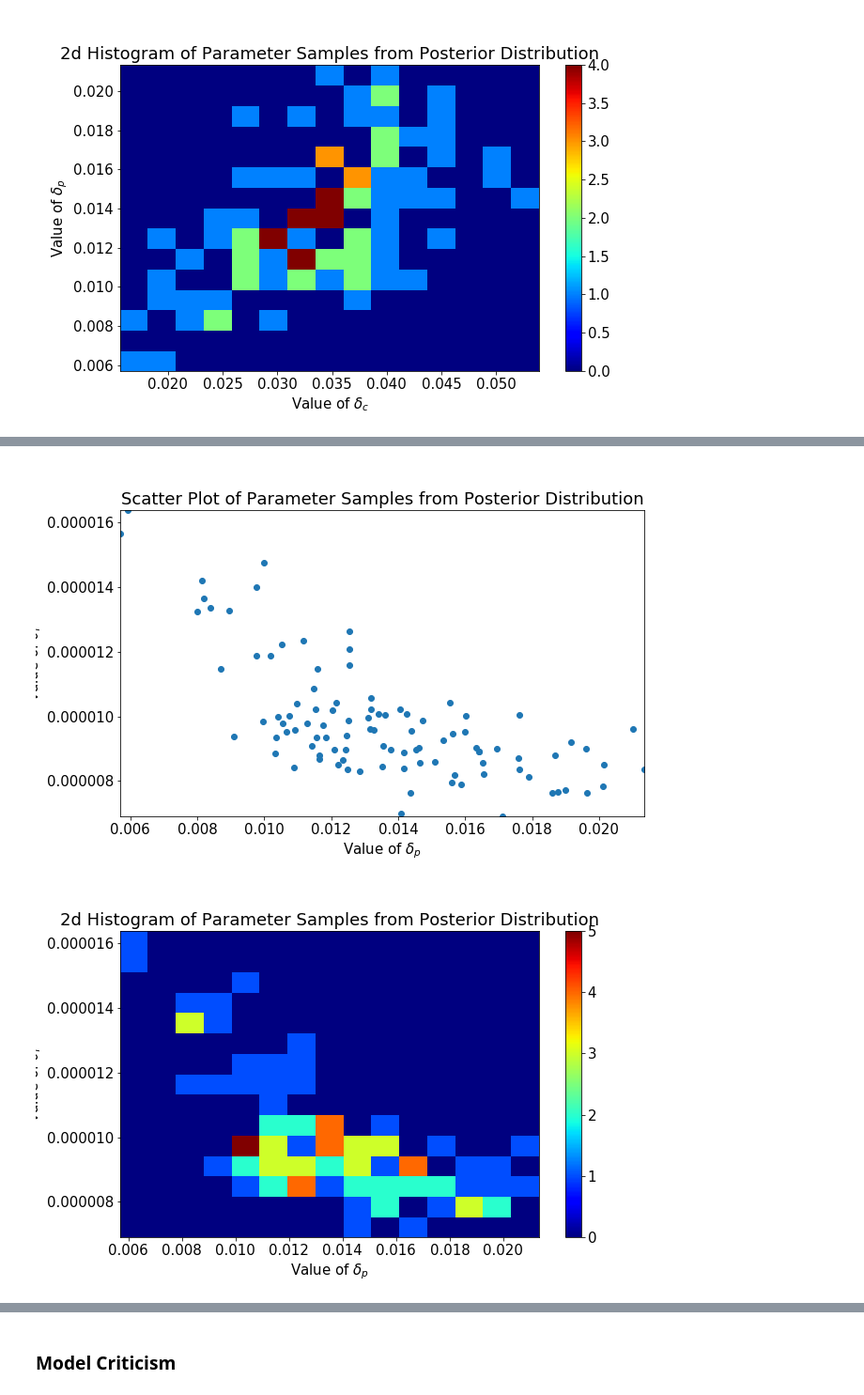
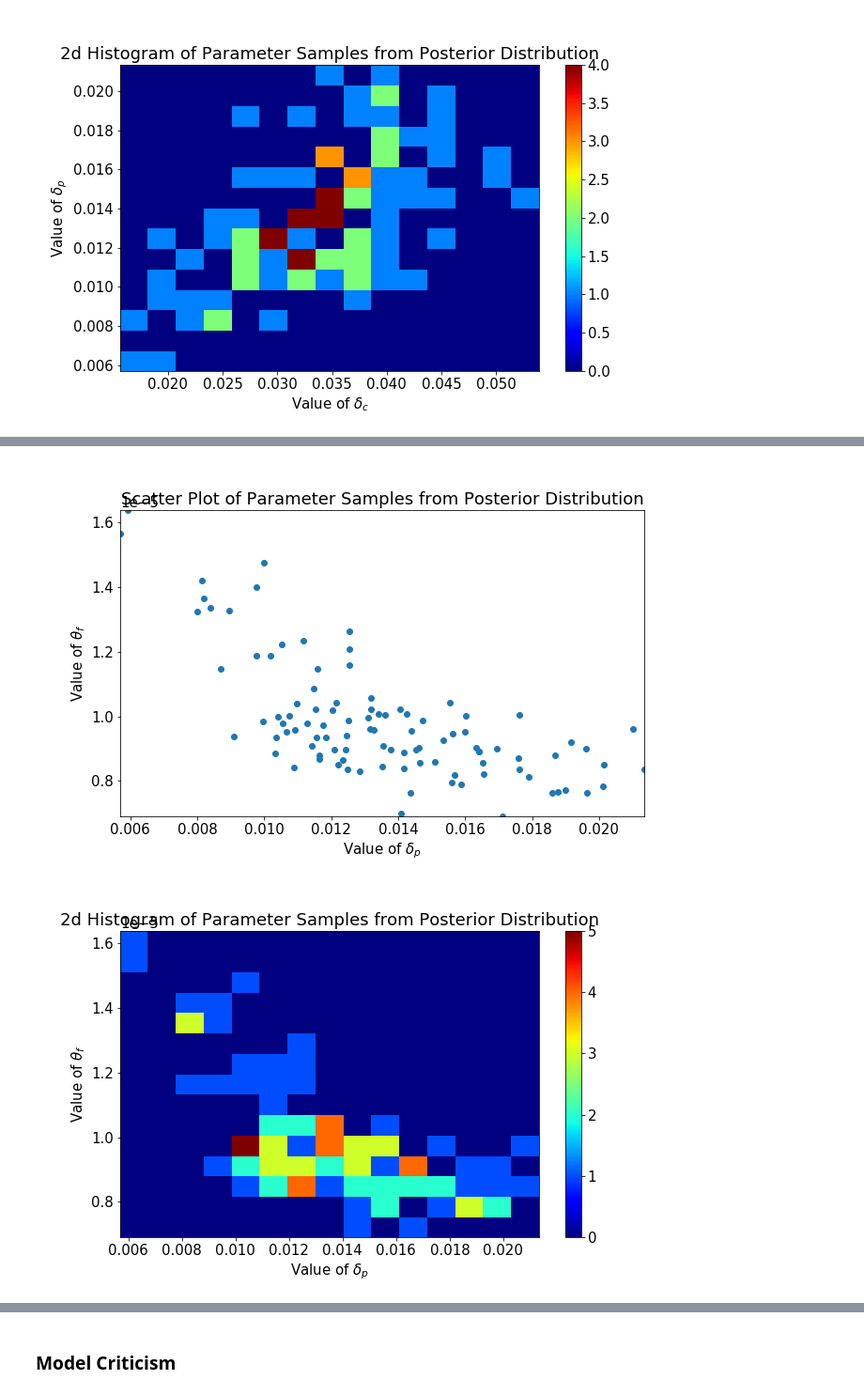
Before and after one commit to M-Harrington/probprog-finalproject, a Jupyter notebook: code.ipynb, the cells around one changed output, grey strips where cells are left out. Shown at 94% size. Drawn from its saved outputs; the diff is of its cells as text; code cells hidden in the pictures.

```diff
--- a/code.ipynb
+++ b/code.ipynb
@@ -438,7 +431,7 @@ try:
         samples = {
             k: np.array(v) for k, v in json.load(f).items()
         }
-except:
+except FileNotFoundError:
     print("Failed to load samples file")
 # %%
 if train:
@@ -568,7 +515,7 @@ try:
         samples = {
             k: np.array(v) for k, v in json.load(f).items()
         }
-except:
+except FileNotFoundError:
     print("Failed to load samples file")
 # %%
 if train:
@@ -976,11 +893,11 @@ display(
 # %%
 if plot:
     plot_2d_dist("delta_p", "theta_f", samples, "2")
 
 display(
-    Image("includes/model1/scatter_delta_p_theta_f.png"),
-    Image("includes/model1/hist_delta_p_theta_f.png")
+    Image("includes/model2/scatter_delta_p_theta_f.png"),
+    Image("includes/model2/hist_delta_p_theta_f.png")
 )
 # %% [output]
-[figure, old version]
+[figure, new version]
-[figure, old version]
+[figure, new version]
```
Also changed, not shown: parts of 22 cells of this notebook, 41 other files.
